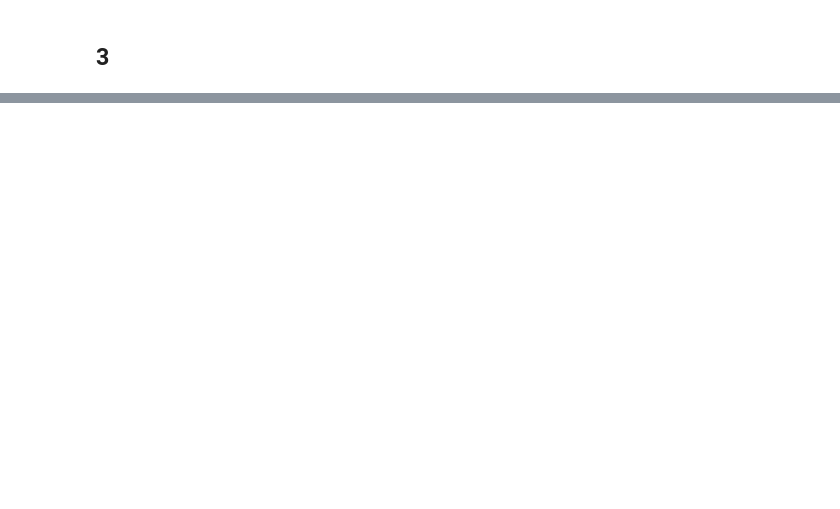
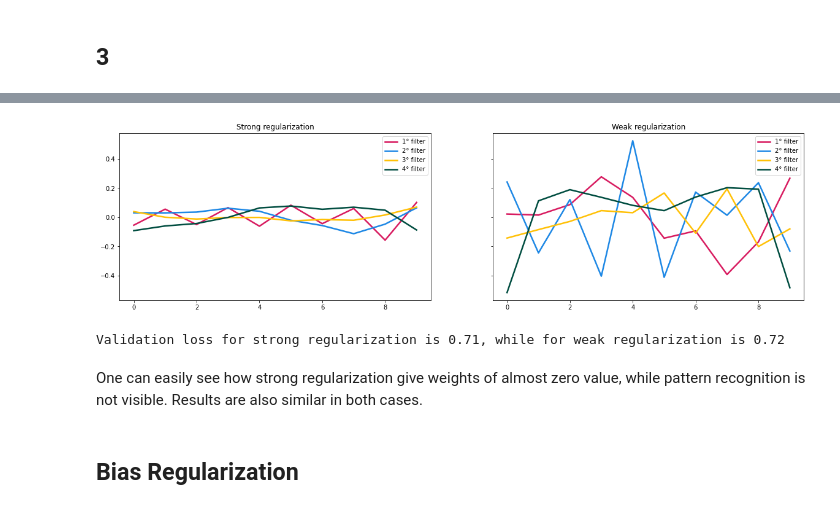
Before and after one commit to LorenzoBuriola/LoCP_moduleB, a Jupyter notebook: Week3/FPGheArt_exercise3.ipynb, the cells around one changed output, grey strips where cells are left out. Saved outputs shown, nothing was run; the diff lists cells and outputs as text; code cells hidden in the pictures; blank space fills up the shorter version.

```diff
--- a/Week3/FPGheArt_exercise3.ipynb
+++ b/Week3/FPGheArt_exercise3.ipynb
@@ -296,7 +419,7 @@ None
 ## 3
 # %%
 from keras import initializers, regularizers
-reg = regularizers.l1_l2(0.001)
+reg = regularizers.l2(0.001)
 np.random.seed(12345)
 
 ini = initializers.RandomNormal(mean = 0, stddev = 0.05)
@@ -362,0 +513,9 @@ Epoch 250/250
+# %%
+def compile_model(reg = regularizers.l2, l= 0.001):
+    # create the mode
+    model=create_CNN(reg,l)
+    # compile the model
+
+    model.compile(loss=keras.losses.categorical_crossentropy, optimizer = "adam", metrics = ["accuracy"])
+
+    return model
@@ -362,0 +554,9 @@ Epoch 250/250
+# %%
+batch_size = 250
+epochs = 250
+
+model1 = compile_model( regularizers.l2,  0.1)
+model2 = compile_model( regularizers.l2,  0.001)
+
+model1.fit(x_train, y_train, batch_size = batch_size, epochs=epochs, validation_data = (x_test, y_test), shuffle = True)
+model2.fit(x_train, y_train, batch_size = batch_size, epochs=epochs, validation_data = (x_test, y_test), shuffle = True)
@@ -362,0 +582,29 @@ Epoch 250/250
+# %%
+fig, axes = plt.subplots(1,2,figsize=(20,5), sharey=True)
+colors = ["#D81B60", "#1E88E5", "#FFC107", "#004D40"]
+
+filters, biases = model1.layers[0].get_weights()
+for i in range(4):
+    axes[0].plot(filters[:,:,i], color = colors[i],label = "{}° filter".format(i+1), lw =2.5)
+axes[0].legend()
+axes[0].set_title("Strong regularization")
+filters, biases = model2.layers[0].get_weights()
+for i in range(4):
+    axes[1].plot(filters[:,:,i], color = colors[i], label = f"{i+1}° filter", lw =2.5)
+axes[1].legend()
+axes[1].set_title("Weak regularization")
+
+plt.show()
+# %% [output]
+[figure, added]
+# %%
+results1 = model1.evaluate(x_test, y_test, verbose = 0)
+results2 = model2.evaluate(x_test, y_test, verbose = 0)
+
+print(f"Validation loss for strong regularization is {results1[1]:1.2}, while for weak regularization is {results2[1]:1.2}")
+# %% [output]
+Validation loss for strong regularization is 0.71, while for weak regularization is 0.72
+# %% [markdown]
+One can easily see how strong regularization give weights of almost zero value, while pattern recognition is not visible. Results are also similar in both cases.
+# %% [markdown]
+## Bias Regularization
```
Also changed, not shown: parts of 24 cells of this notebook, 25 other files.
